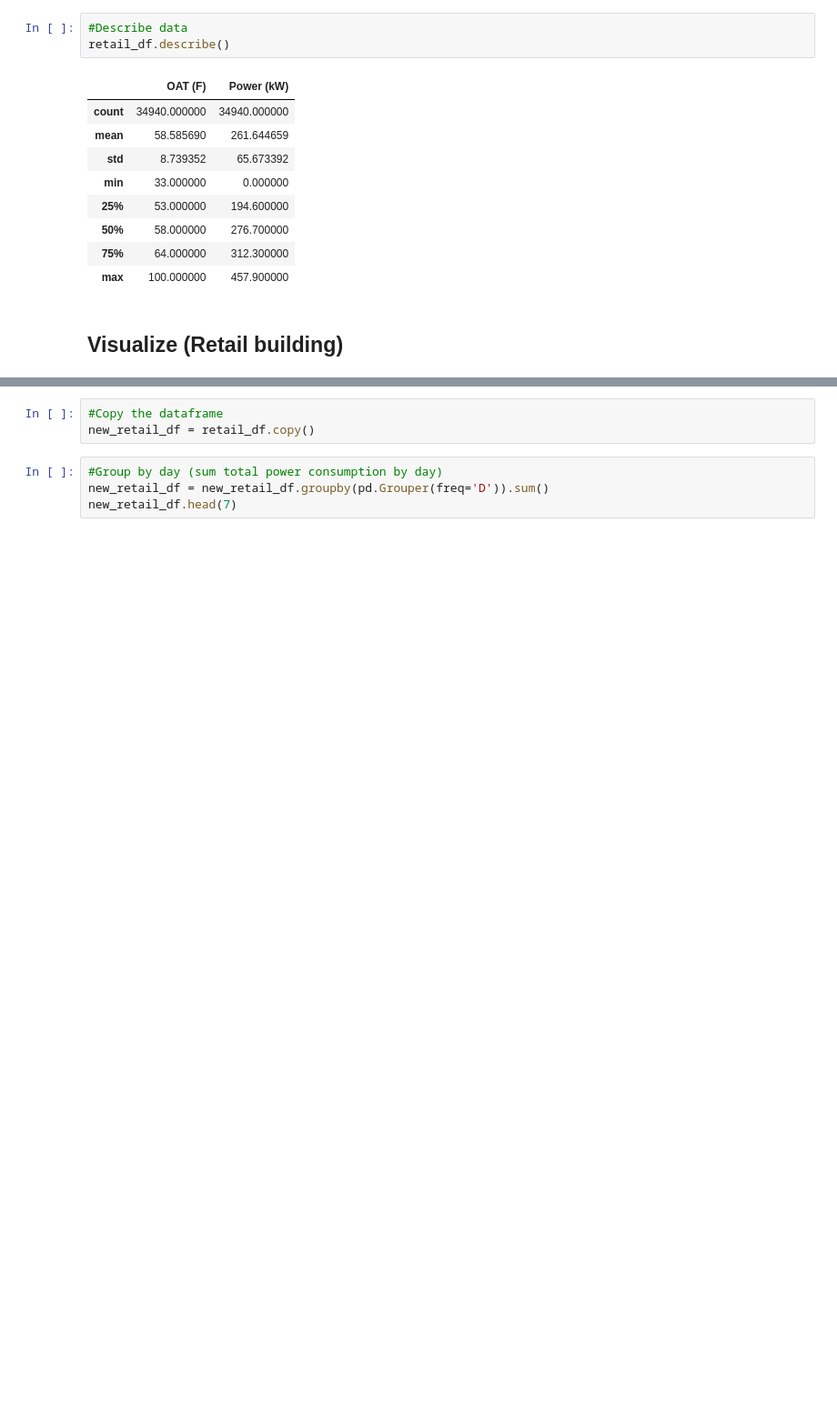
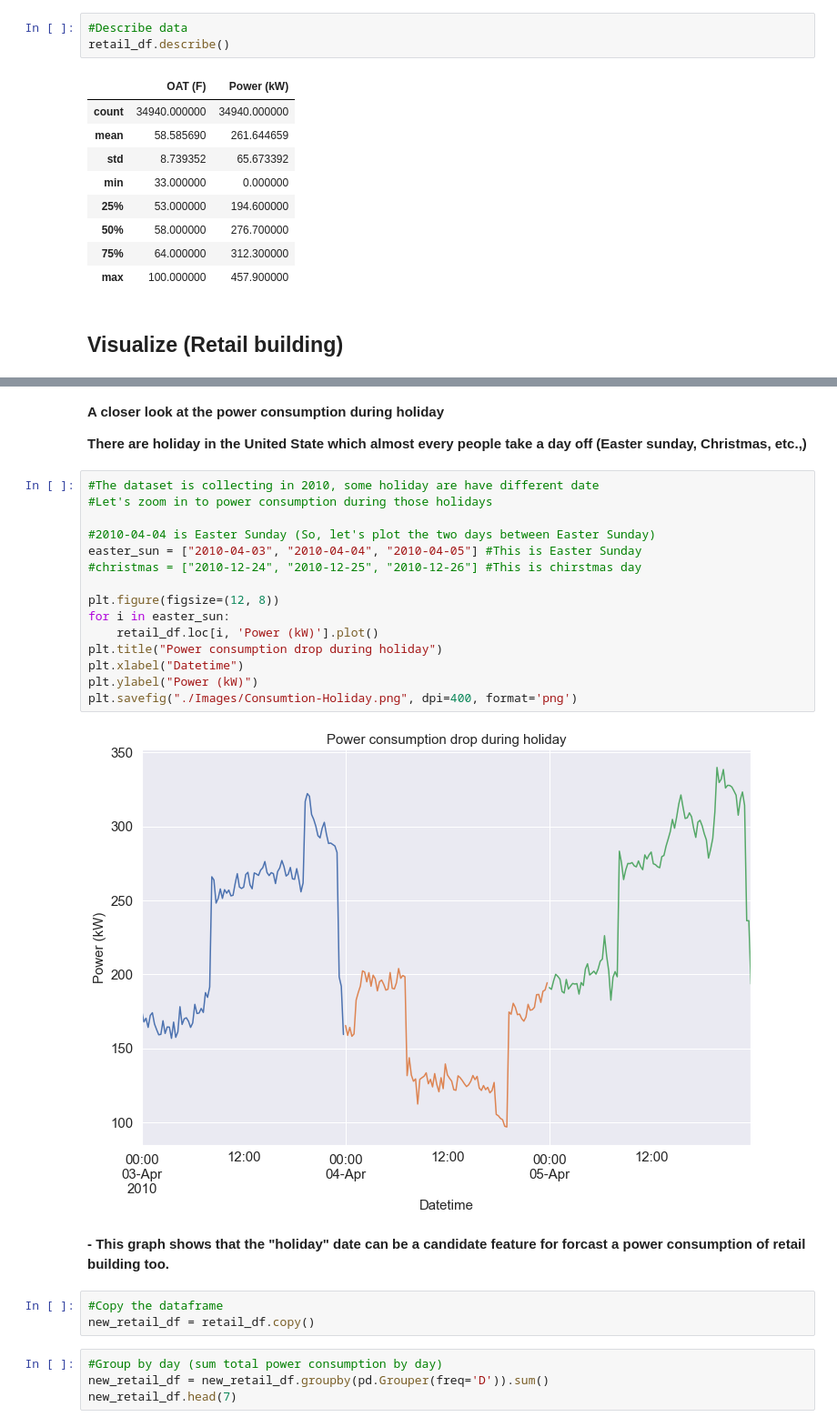
Before and after one commit to Cly1st/Visualizations-Power-Usage, a Jupyter notebook: visualization.ipynb, the cells around one changed output, grey strips where cells are left out. Shown at 91% size. Drawn from its saved outputs; the diff is of its cells as text; blank space fills up the shorter version.

```diff
--- a/visualization.ipynb
+++ b/visualization.ipynb
@@ -57,3 +57,26 @@ Text(0.5, 1.0, 'Power consumption of retail building')
+# %% [markdown]
+<b> A closer look at the power consumption during holiday
+
+<b> There are holiday in the United State which almost every people take a day off (Easter sunday, Christmas, etc.,)
+# %%
+#The dataset is collecting in 2010, some holiday are have different date
+#Let's zoom in to power consumption during those holidays
+
+#2010-04-04 is Easter Sunday (So, let's plot the two days between Easter Sunday)
+easter_sun = ["2010-04-03", "2010-04-04", "2010-04-05"] #This is Easter Sunday
+#christmas = ["2010-12-24", "2010-12-25", "2010-12-26"] #This is chirstmas day
+
+plt.figure(figsize=(12, 8))
+for i in easter_sun:
+    retail_df.loc[i, 'Power (kW)'].plot()
+plt.title("Power consumption drop during holiday")
+plt.xlabel("Datetime")
+plt.ylabel("Power (kW)")
+plt.savefig("./Images/Consumtion-Holiday.png", dpi=400, format='png')
+# %% [output]
+[figure, added]
+# %% [markdown]
+<b> - This graph shows that the "holiday" date can be a candidate feature for forcast a power consumption of retail building too.
 # %%
 #Copy the dataframe
 new_retail_df = retail_df.copy()
```
Also changed, not shown: parts of 11 cells of this notebook, 2 other files.
